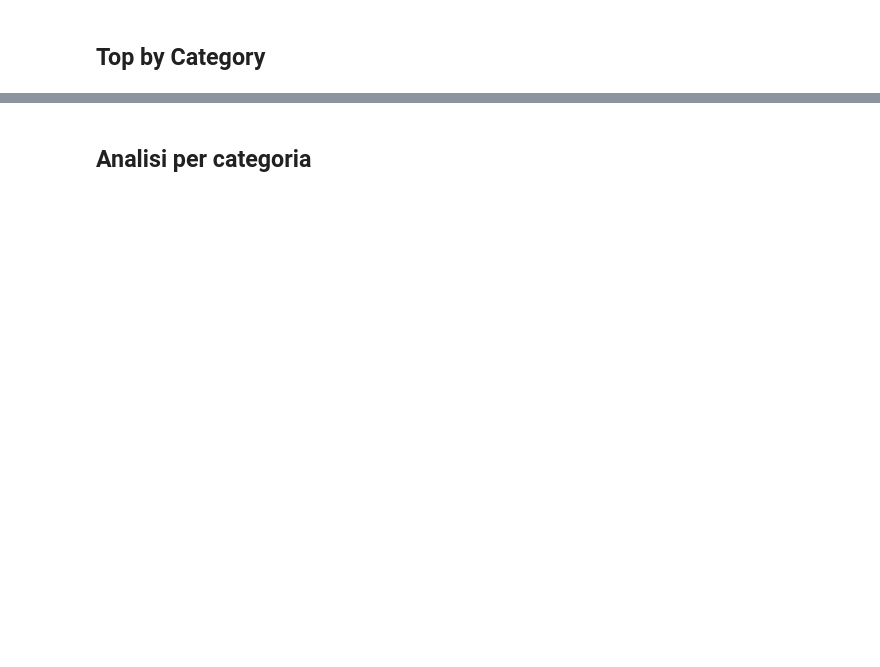
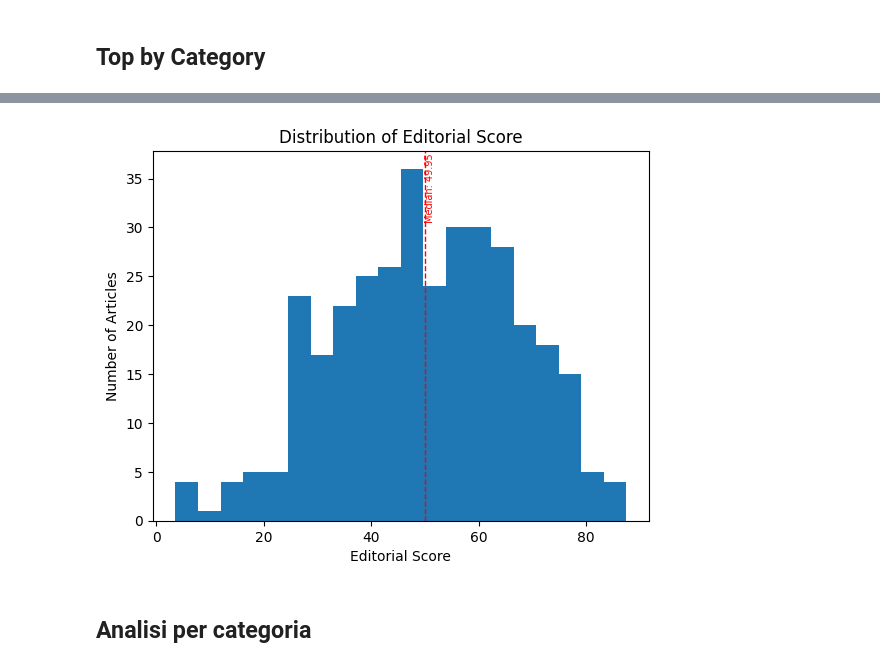
Before and after one commit to mandel94/td_toolkit, a Jupyter notebook: reports/weekly/weekly_nb.ipynb, the cells around one changed output, grey strips where cells are left out. Cells and saved outputs as stored; diff of their text form; code cells hidden in the pictures; blank space fills up the shorter version.

```diff
--- a/reports/weekly/weekly_nb.ipynb
+++ b/reports/weekly/weekly_nb.ipynb
@@ -167,3 +165,28 @@ Gennaio 2026 su Sky: film e serie tv in arrivo (Federica Pace) [Live Streaming O
+# %%
+# Plot histogram of editorial_score, with median line, with annotations
+import matplotlib.pyplot as plt
+
+plt.hist(data["editorial_score"].dropna(), bins=20)
+plt.axvline(
+    data["editorial_score"].median(), color="red", linestyle="dashed", linewidth=1
+)
+# Size text
+plt.text(
+    data["editorial_score"].median(),
+    plt.ylim()[1] * 0.9,
+    f"Median: {data['editorial_score'].median():.2f}",
+    color="red",
+    rotation=90,
+    verticalalignment="center",
+    # Add size
+    fontsize=7,
+)
+plt.title("Distribution of Editorial Score")
+plt.xlabel("Editorial Score")
+plt.ylabel("Number of Articles")
+plt.show()
+# %% [output]
+[figure, added]
 # %% [markdown]
 ## Analisi per categoria
 # %%
```
Also changed, not shown: parts of 6 cells of this notebook, 4 other files.
